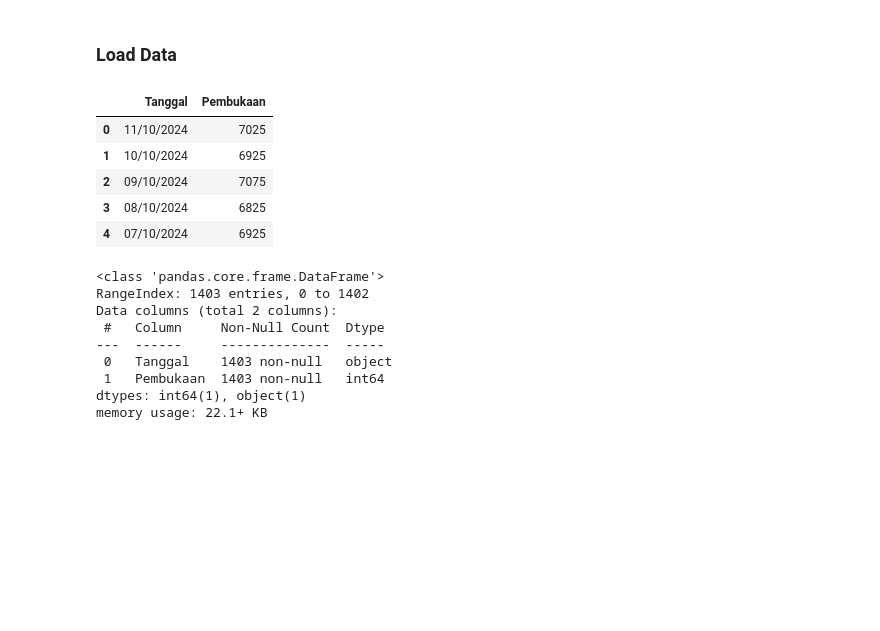
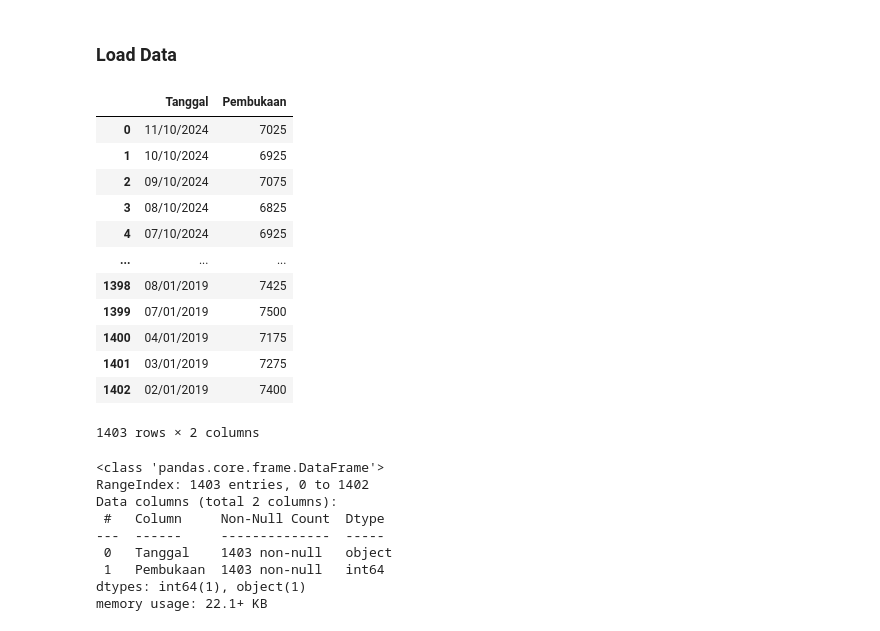
Before and after one commit to Rieko00/psd, a Jupyter notebook: mybook/_build/jupyter_execute/PSD_UTS.ipynb, the cells around one changed output. Drawn from its saved outputs; the diff is of its cells as text; code cells hidden in the pictures; blank space fills up the shorter version.

```diff
--- a/mybook/_build/jupyter_execute/PSD_UTS.ipynb
+++ b/mybook/_build/jupyter_execute/PSD_UTS.ipynb
@@ -18,14 +18,21 @@ from sklearn.ensemble import BaggingRegressor
 ### Load Data
 # %%
 df = pd.read_csv('https://raw.githubusercontent.com/Rieko00/psd/main/bmri_uni.csv')
-df.head()
+df
 # %% [output]
 |  | Tanggal | Pembukaan |
 | 0 | 11/10/2024 | 7025 |
 | 1 | 10/10/2024 | 6925 |
 | 2 | 09/10/2024 | 7075 |
 | 3 | 08/10/2024 | 6825 |
 | 4 | 07/10/2024 | 6925 |
+| ... | ... | ... |
+| 1398 | 08/01/2019 | 7425 |
+| 1399 | 07/01/2019 | 7500 |
+| 1400 | 04/01/2019 | 7175 |
+| 1401 | 03/01/2019 | 7275 |
+| 1402 | 02/01/2019 | 7400 |
+1403 rows × 2 columns
 # %%
 df.info()
 # %% [output]
```
Also changed, not shown: parts of 27 cells of this notebook, 19 other files.
